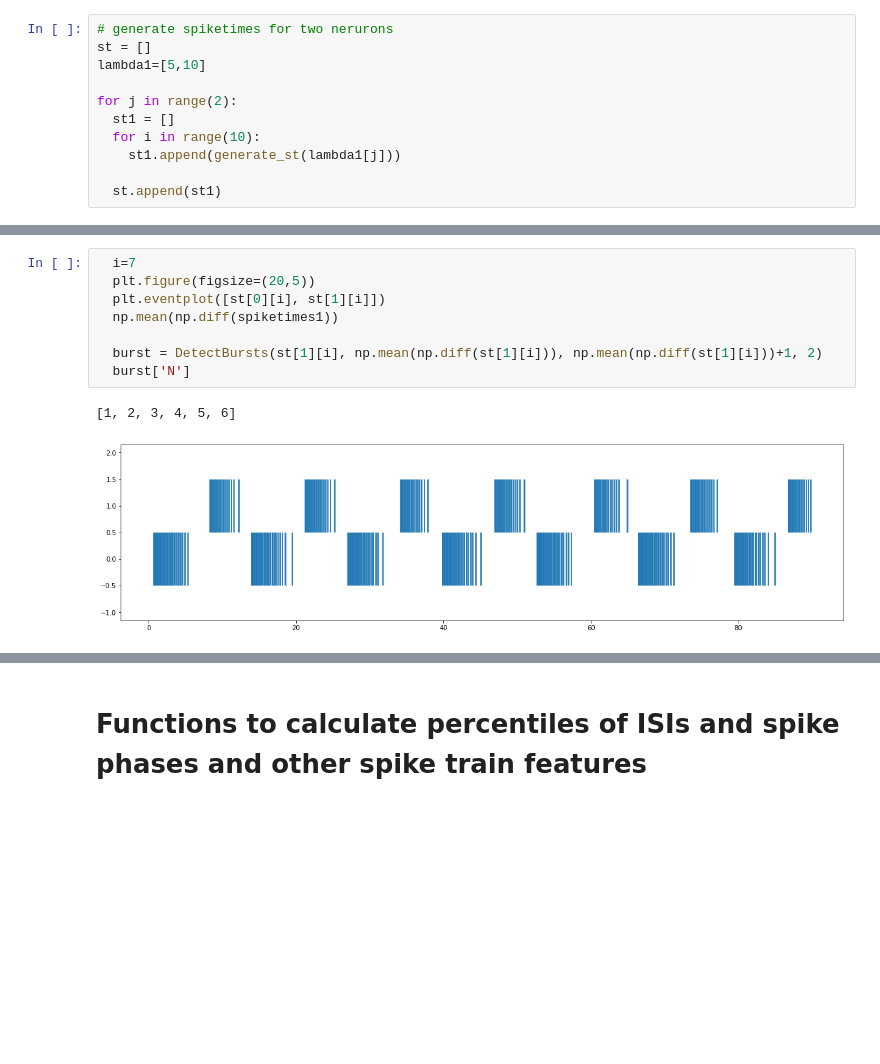
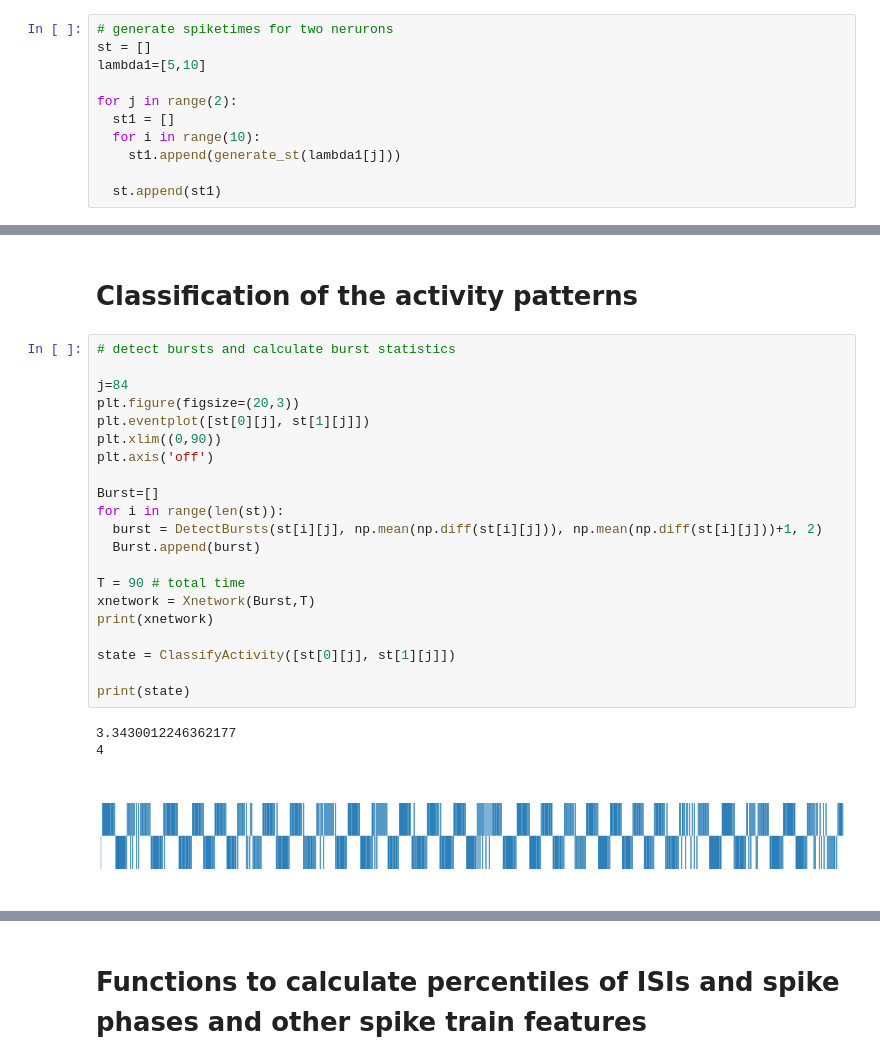
Before and after one commit to eomorozova/modeling_hcos, a Jupyter notebook: HCO_models_analysis_colab.ipynb, the cells around one changed output, grey strips where cells are left out. Cells and saved outputs as stored; diff of their text form; blank space fills up the shorter version.

Commit message:
Added functions for the classification of activity patterns

```diff
--- a/HCO_models_analysis_colab.ipynb
+++ b/HCO_models_analysis_colab.ipynb
@@ -186,11 +343,27 @@ def DetectBursts(spiketimes, startISI=None, stopISI=None, minspikes=None):
+# %% [markdown]
+# Classification of the activity patterns
 # %%
-  i=7
-  plt.figure(figsize=(20,5))
-  plt.eventplot([st[0][i], st[1][i]])
-  np.mean(np.diff(spiketimes1))
+# detect bursts and calculate burst statistics
 
-  burst = DetectBursts(st[1][i], np.mean(np.diff(st[1][i])), np.mean(np.diff(st[1][i]))+1, 2)
-  burst['N']
+j=84
+plt.figure(figsize=(20,3))
+plt.eventplot([st[0][j], st[1][j]])
+plt.xlim((0,90))
+plt.axis('off')
+
+Burst=[]
+for i in range(len(st)):
+  burst = DetectBursts(st[i][j], np.mean(np.diff(st[i][j])), np.mean(np.diff(st[i][j]))+1, 2)
+  Burst.append(burst)
+
+T = 90 # total time
+xnetwork = Xnetwork(Burst,T)
+print(xnetwork)
+
+state = ClassifyActivity([st[0][j], st[1][j]])
+
+print(state)
 # %% [output]
-[1, 2, 3, 4, 5, 6]
+3.3430012246362177
+4
-[figure, old version]
+[figure, new version]
```
Also changed, not shown: parts of 10 cells of this notebook.
